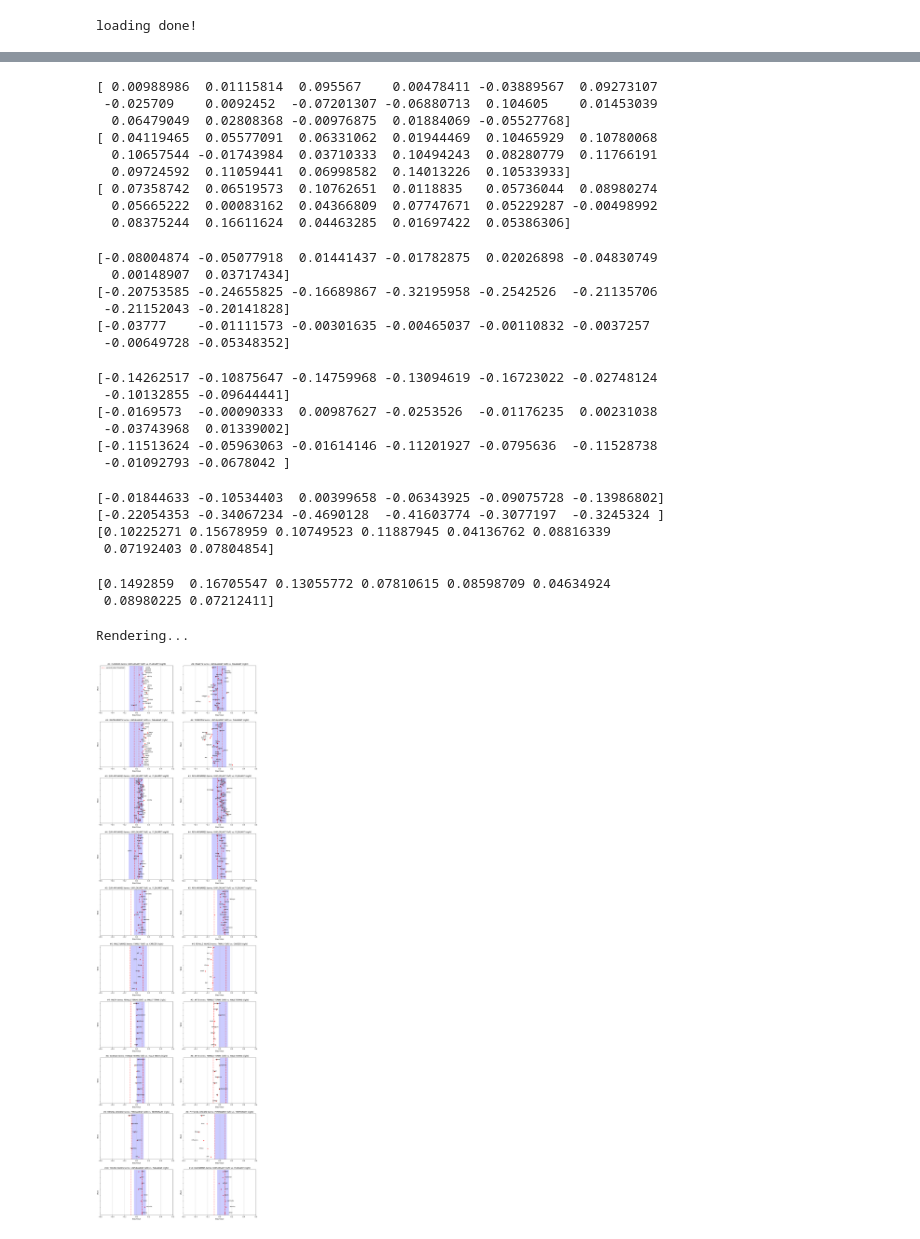
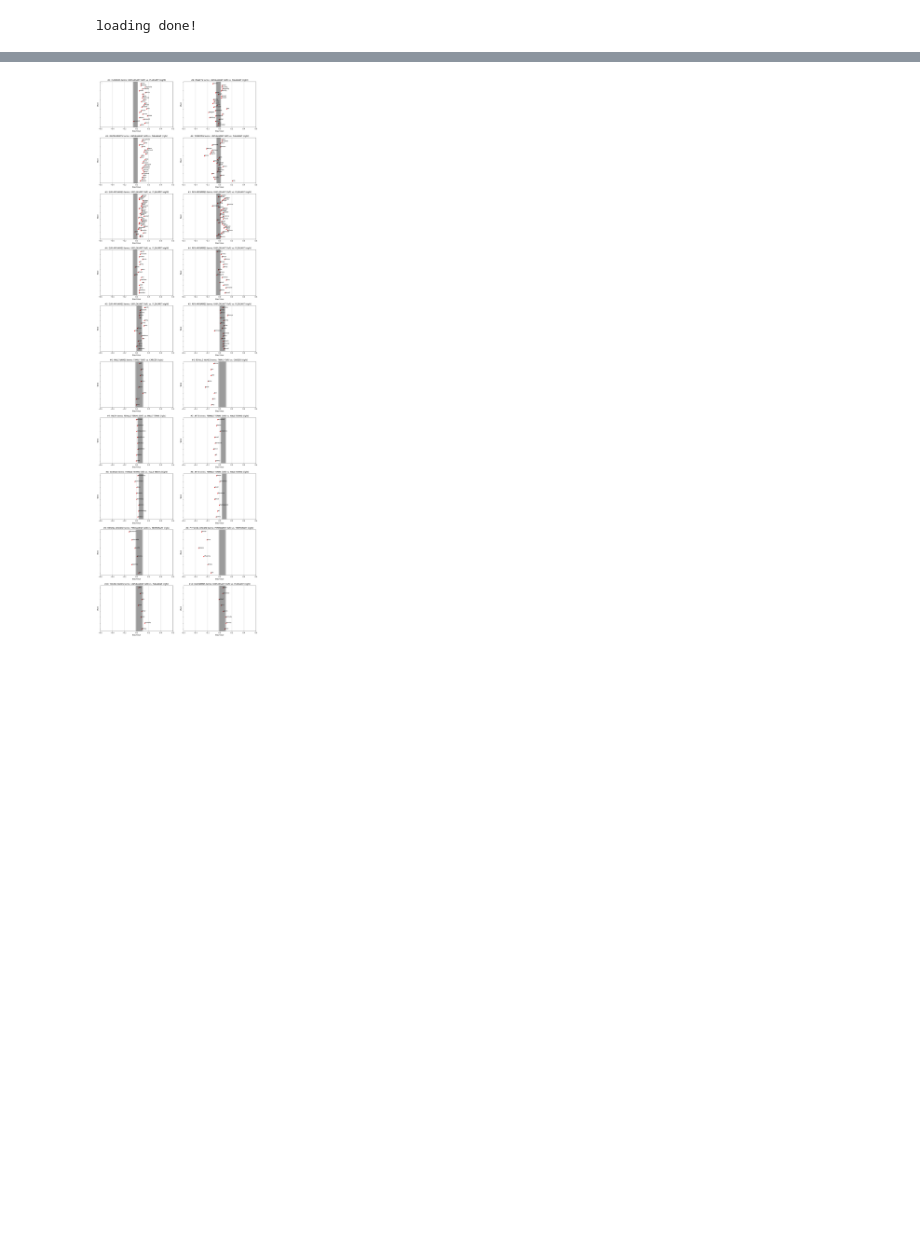
Before and after one commit to danieljsmarda/first-order-cooccurrence-metric-experiments, a Jupyter notebook: notebooks/Visualization.ipynb, the cells around one changed output, grey strips where cells are left out. Drawn from its saved outputs; the diff is of its cells as text; code cells hidden in the pictures; blank space fills up the shorter version.

```diff
--- a/notebooks/Visualization.ipynb
+++ b/notebooks/Visualization.ipynb
@@ -60,22 +60,30 @@ def annotate_points(ax, terms, x_array, y):
         ax.annotate(txt, (x_array[i], y[i]), fontsize=POINT_FONT_SIZE)
 # %%
 def add_scatters_and_lines(ax, arr_second, threshold_second,
-                   mean_second, pct_5_second, pct_95_second, lower_bound, upper_bound, y):
+                   mean_second, pct_5_second, pct_95_second, lower_bound, upper_bound,
+                           ST1_80CI, ST2_90CI, ST3_90CI, y):
     S = 20 # Marker size
     ZERO_LINE_COLOR = 'lime'
     FIRST_ORDER_COLOR = 'black'
     SECOND_ORDER_COLOR = 'red'
     SECOND_ORDER_PERCENTILES_COLOR = 'blue'
     SHADE_DARKNESS = 0.2
+    SHADE_DARKNESS_80CI = 0.1
+    SHADE_DARKNESS_90CI = 0.15
+    SHADE_DARKNESS_95CI = 0.2
+    CI_COLOR = 'black'
     XAXIS_LIMIT = 0.6
 
-    y = [i for i in range(1,len(arr_first)+1)]
+    y = [i for i in range(1,len(arr_second)+1)]
     ax.scatter(arr_second, y, c=SECOND_ORDER_COLOR, s=S)
     ax.xaxis.grid()
-    ax.axvline(threshold_second, color=SECOND_ORDER_COLOR, linestyle='-.', label='second-order threshold')
-    ax.axvline(-threshold_second, color=SECOND_ORDER_COLOR, linestyle='-.')
+    #ax.axvline(threshold_second, color=SECOND_ORDER_COLOR, linestyle='-.', label='second-order threshold')
+    #ax.axvline(-threshold_second, color=SECOND_ORDER_COLOR, linestyle='-.')
     #ax.axvline(mean_second, c=SECOND_ORDER_COLOR, label='second-order mean')
-    ax.axvspan(lower_bound, upper_bound, alpha=SHADE_DARKNESS, color=SECOND_ORDER_PERCENTILES_COLOR)
+    #ax.axvspan(lower_bound, upper_bound, alpha=SHADE_DARKNESS, color=SECOND_ORDER_PERCENTILES_COLOR)
+    ax.axvspan(ST1_80CI[0], ST1_80CI[1], alpha=SHADE_DARKNESS_80CI, color=CI_COLOR)
+    ax.axvspan(ST1_90CI[0], ST1_90CI[1], alpha=SHADE_DARKNESS_90CI, color=CI_COLOR)
+    ax.axvspan(ST1_95CI[0], ST1_95CI[1], alpha=SHADE_DARKNESS_95CI, color=CI_COLOR)
     #ax.axvspan(pct_5_second, pct_95_second, alpha=SHADE_DARKNESS, color=SECOND_ORDER_PERCENTILES_COLOR)
     ax.set_xlim(-XAXIS_LIMIT, XAXIS_LIMIT)
 # %%
@@ -88,19 +96,17 @@ for exp_num, target_letter in tqdm(product(exps, target_letters), total=20):
     col = 0 if target_letter =='X' else 1
     ax = axs[exp_num-1, col]
 
-    arr_first = results_dict[exp_num]['first'][f'{target_letter}_array']
     arr_second = results_dict[exp_num]['second'][f'{target_letter}_array']
-    threshold_first = results_dict[exp_num]['first']['threshold']
     threshold_second = results_dict[exp_num]['second']['threshold']
-    mean_first = results_dict[exp_num]['first'][f'{target_letter}_mean']
     mean_second = results_dict[exp_num]['second'][f'{target_letter}_mean']
     pct_5_second = results_dict[exp_num]['second']['pct_5']
     pct_95_second = results_dict[exp_num]['second']['pct_95']
     lower_bound = results_dict[exp_num]['second']['lower_bound']
     upper_bound = results_dict[exp_num]['second']['upper_bound']
-    y = [i for i in range(1,len(arr_first)+1)]
-    print(arr_first)
-
+    ST1_80CI = results_dict[exp_num]['second']['ST1_80CI']
+    ST1_90CI = results_dict[exp_num]['second']['ST1_90CI']
+    ST1_95CI = results_dict[exp_num]['second']['ST1_95CI']
+    y = [i for i in range(1,len(arr_second)+1)]
     terms = exp_def_dict[exp_num][f'{target_letter}_terms']
     target_label = exp_def_dict[exp_num][f'{target_letter}_label']
     A_label = exp_def_dict[exp_num]['A_label']
@@ -108,8 +114,9 @@ for exp_num, target_letter in tqdm(product(exps, target_letters), total=20):
 
 
     add_scatters_and_lines(ax, arr_second, threshold_second,
-                   mean_second, pct_5_second, pct_95_second, lower_bound, upper_bound, y)
-    annotate_points(ax, terms, arr_first, y)
+                   mean_second, pct_5_second, pct_95_second, lower_bound, upper_bound,
+                           ST1_80CI, ST1_90CI, ST1_95CI, y)
+    annotate_points(ax, terms, arr_second, y)
     add_axes_obj_labels(ax, exp_num, target_label, A_label, B_label)
 axs[0,0].legend(loc=2, prop={'size': LEGEND_SIZE})
 fig.tight_layout(pad=2)
@@ -151,29 +129 @@ plt.show()
-[ 0.00988986  0.01115814  0.095567    0.00478411 -0.03889567  0.09273107
- -0.025709    0.0092452  -0.07201307 -0.06880713  0.104605    0.01453039
-  0.06479049  0.02808368 -0.00976875  0.01884069 -0.05527768]
-[ 0.04119465  0.05577091  0.06331062  0.01944469  0.10465929  0.10780068
-  0.10657544 -0.01743984  0.03710333  0.10494243  0.08280779  0.11766191
-  0.09724592  0.11059441  0.06998582  0.14013226  0.10533933]
-[ 0.07358742  0.06519573  0.10762651  0.0118835   0.05736044  0.08980274
-  0.05665222  0.00083162  0.04366809  0.07747671  0.05229287 -0.00498992
-  0.08375244  0.16611624  0.04463285  0.01697422  0.05386306]
-[-0.08004874 -0.05077918  0.01441437 -0.01782875  0.02026898 -0.04830749
-  0.00148907  0.03717434]
-[-0.20753585 -0.24655825 -0.16689867 -0.32195958 -0.2542526  -0.21135706
- -0.21152043 -0.20141828]
-[-0.03777    -0.01111573 -0.00301635 -0.00465037 -0.00110832 -0.0037257
- -0.00649728 -0.05348352]
-[-0.14262517 -0.10875647 -0.14759968 -0.13094619 -0.16723022 -0.02748124
- -0.10132855 -0.09644441]
-[-0.0169573  -0.00090333  0.00987627 -0.0253526  -0.01176235  0.00231038
- -0.03743968  0.01339002]
-[-0.11513624 -0.05963063 -0.01614146 -0.11201927 -0.0795636  -0.11528738
- -0.01092793 -0.0678042 ]
-[-0.01844633 -0.10534403  0.00399658 -0.06343925 -0.09075728 -0.13986802]
-[-0.22054353 -0.34067234 -0.4690128  -0.41603774 -0.3077197  -0.3245324 ]
-[0.10225271 0.15678959 0.10749523 0.11887945 0.04136762 0.08816339
- 0.07192403 0.07804854]
-[0.1492859  0.16705547 0.13055772 0.07810615 0.08598709 0.04634924
- 0.08980225 0.07212411]
-Rendering...
-[figure, old version]
+[figure, new version]
```
Also changed, not shown: parts of 2 cells of this notebook, 1 other file.
